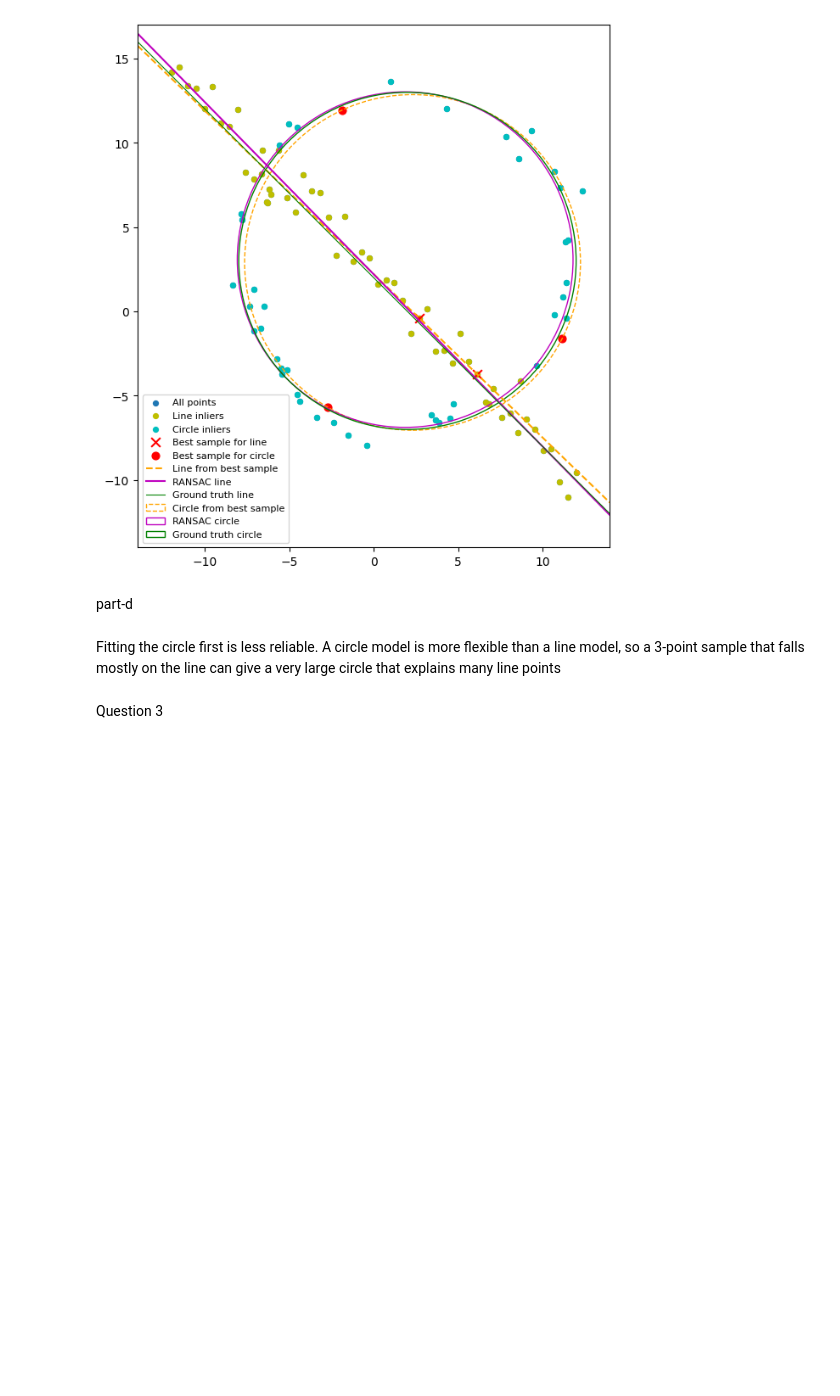
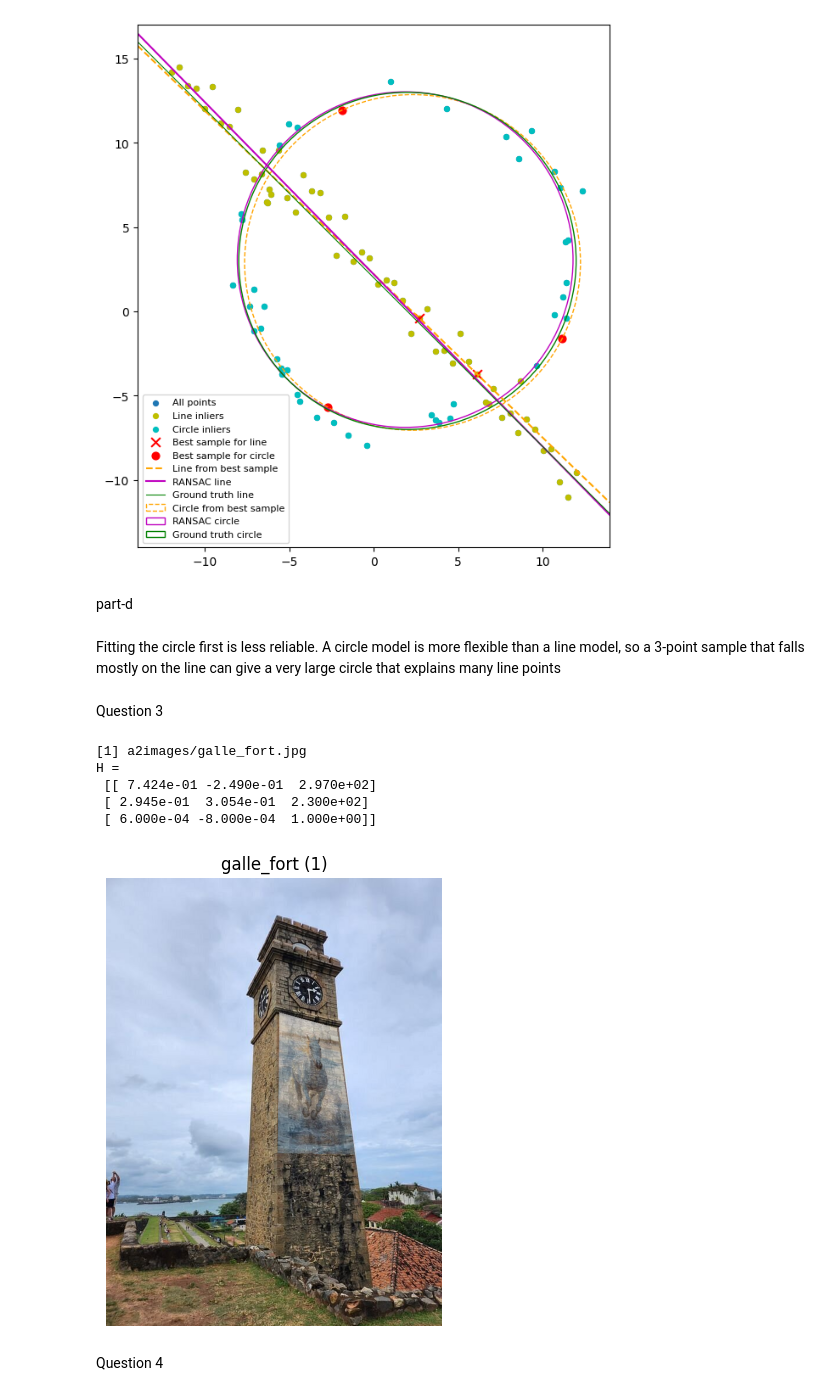
Before and after one commit to deshanudara144-ui/EN3160-Assignment-2, a Jupyter notebook: 230130E_A02.ipynb, the cells around one changed output. Drawn from its saved outputs; the diff is of its cells as text; code cells hidden in the pictures; blank space fills up the shorter version.

Commit message:
Complete Question 03

```diff
--- a/230130E_A02.ipynb
+++ b/230130E_A02.ipynb
@@ -199,3 +199,69 @@ part-d
 Fitting the circle first is less reliable. A circle model is more flexible than a line model, so a 3-point sample that falls mostly on the line can give a very large circle that explains many line points
 # %% [markdown]
 Question 3
+# %%
+import os
+def load(path):
+    img = cv.imread(path)
+    if img is None:
+        raise FileNotFoundError(f"Could not read image: {path}  (cwd = {os.getcwd()})")
+    return img
+
+
+def click_points(img, n=4, title="Click 4 corners: TL, TR, BR, BL"):
+    """Collect n clicks on an image with an OpenCV window."""
+    pts, canvas = [], img.copy()
+
+    def cb(event, x, y, flags, param):
+        if event == cv.EVENT_LBUTTONDOWN and len(pts) < n:
+            pts.append((x, y))
+            cv.circle(canvas, (x, y), 5, (0, 0, 255), -1)
+            cv.putText(canvas, str(len(pts)), (x + 8, y - 8),
+                       cv.FONT_HERSHEY_SIMPLEX, 0.8, (0, 0, 255), 2)
+            cv.imshow(title, canvas)
+
+    cv.imshow(title, canvas)
+    cv.setMouseCallback(title, cb)
+    while len(pts) < n:
+        if cv.waitKey(20) & 0xFF == 27:
+            break
+    cv.waitKey(300)
+    cv.destroyAllWindows()
+    return np.array(pts, dtype=np.float32)
+
+
+def overlay(arch, flag, dst_pts, alpha=0.6):
+    """Warp `flag` onto the quadrilateral dst_pts (TL,TR,BR,BL) of `arch` and blend."""
+    h, w = flag.shape[:2]
+    src_pts = np.array([[0, 0], [w - 1, 0], [w - 1, h - 1], [0, h - 1]], np.float32)
+    H, _ = cv.findHomography(src_pts, dst_pts)
+    size = (arch.shape[1], arch.shape[0])
+    warped = cv.warpPerspective(flag, H, size)
+    mask = cv.warpPerspective(np.full((h, w), 255, np.uint8), H, size)[..., None] / 255.0
+    out = arch * (1 - alpha * mask) + warped * (alpha * mask)
+    return out.astype(np.uint8), H
+
+
+if __name__ == "__main__":
+    flag = load("a2images/horses.jpg")
+    pairs = ["a2images/galle_fort.jpg"]
+
+    fig, axs = plt.subplots(1, len(pairs), figsize=(6 * len(pairs), 5))
+    for i, (ax, path) in enumerate(zip(np.atleast_1d(axs), pairs), start=1):
+        arch = load(path)
+        pts = click_points(arch)
+        out, H = overlay(arch, flag, pts)
+        print(f"[{i}] {path}\nH =\n", np.round(H / H[2, 2], 4))
+        name = os.path.splitext(os.path.basename(path))[0]
+        cv.imwrite(f"result_{i}_{name}.jpg", out)       # saved in the current folder
+        ax.imshow(cv.cvtColor(out, cv.COLOR_BGR2RGB)); ax.set_title(f"{name} ({i})"); ax.axis("off")
+    plt.tight_layout(); plt.savefig("q3_results.png", dpi=150); plt.show()
+# %% [output]
+[1] a2images/galle_fort.jpg
+H =
+ [[ 7.424e-01 -2.490e-01  2.970e+02]
+ [ 2.945e-01  3.054e-01  2.300e+02]
+ [ 6.000e-04 -8.000e-04  1.000e+00]]
+[figure, added]
+# %% [markdown]
+Question 4
```
